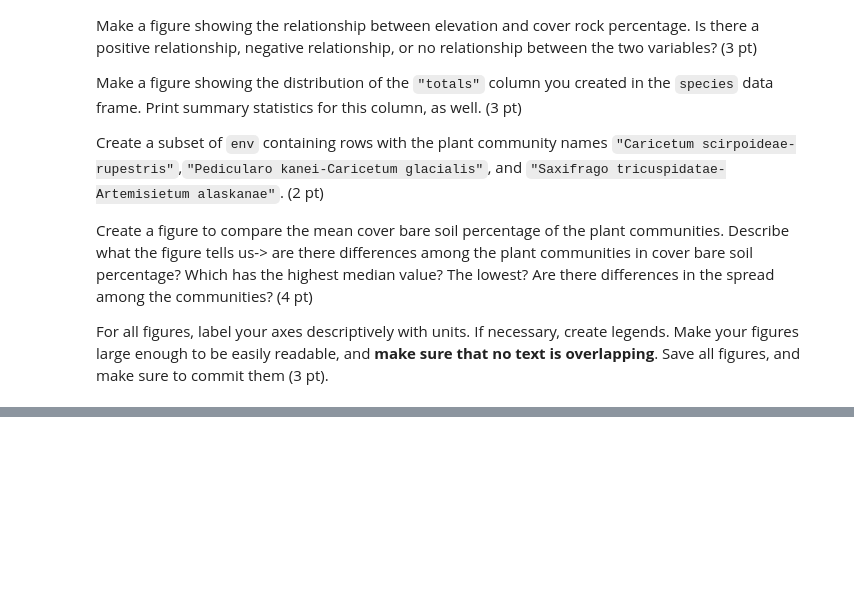
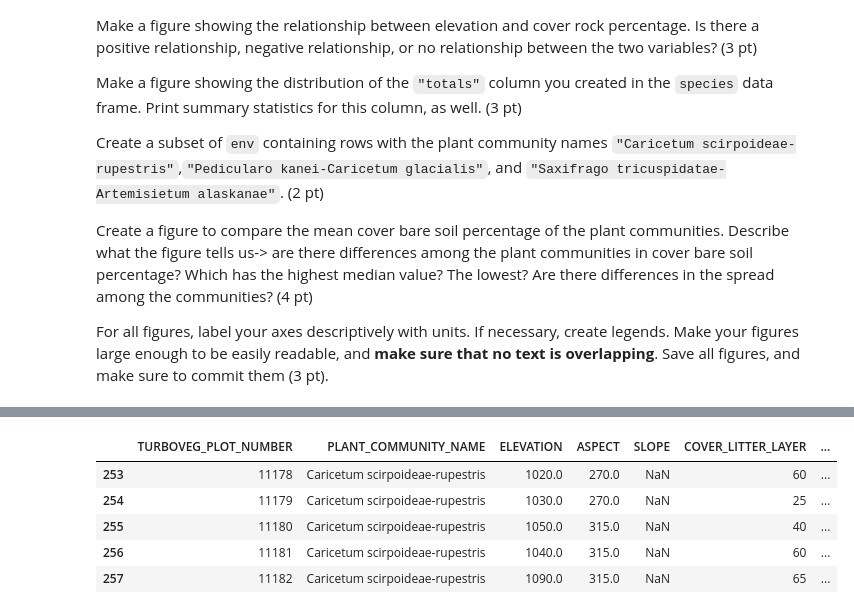
Before and after one commit to ENVS110a-SP23/assignment-4, a Jupyter notebook: answers.ipynb, the cells around one changed output, grey strips where cells are left out. Saved outputs shown, nothing was run; the diff lists cells and outputs as text; code cells hidden in the pictures; blank space fills up the shorter version.

```diff
--- a/answers.ipynb
+++ b/answers.ipynb
@@ -158,0 +231,12 @@ For all figures, label your axes descriptively with units. If necessary, create
+# %%
+communities = ["Caricetum scirpoideae-rupestris","Pedicularo kanei-Caricetum glacialis", "Saxifrago tricuspidatae-Artemisietum alaskanae"]
+
+env_subset = env[env["PLANT_COMMUNITY_NAME"].isin(communities)]
+env_subset.head()
+# %% [output]
+|  | TURBOVEG_PLOT_NUMBER | PLANT_COMMUNITY_NAME | ELEVATION | ASPECT | SLOPE | COVER_LITTER_LAYER | ... |
+| 253 | 11178 | Caricetum scirpoideae-rupestris | 1020.0 | 270.0 | NaN | 60 | ... |
+| 254 | 11179 | Caricetum scirpoideae-rupestris | 1030.0 | 270.0 | NaN | 25 | ... |
+| 255 | 11180 | Caricetum scirpoideae-rupestris | 1050.0 | 315.0 | NaN | 40 | ... |
+| 256 | 11181 | Caricetum scirpoideae-rupestris | 1040.0 | 315.0 | NaN | 60 | ... |
+| 257 | 11182 | Caricetum scirpoideae-rupestris | 1090.0 | 315.0 | NaN | 65 | ... |
```
Also changed, not shown: parts of 12 cells of this notebook.
